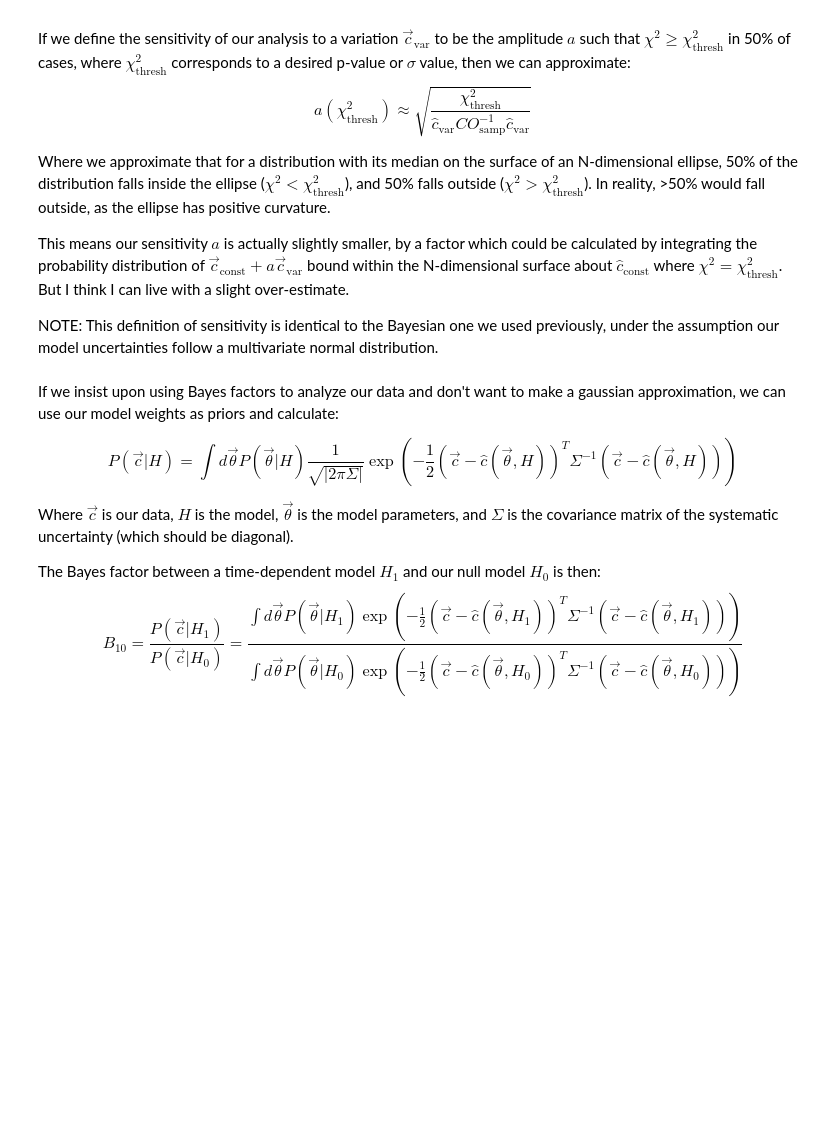
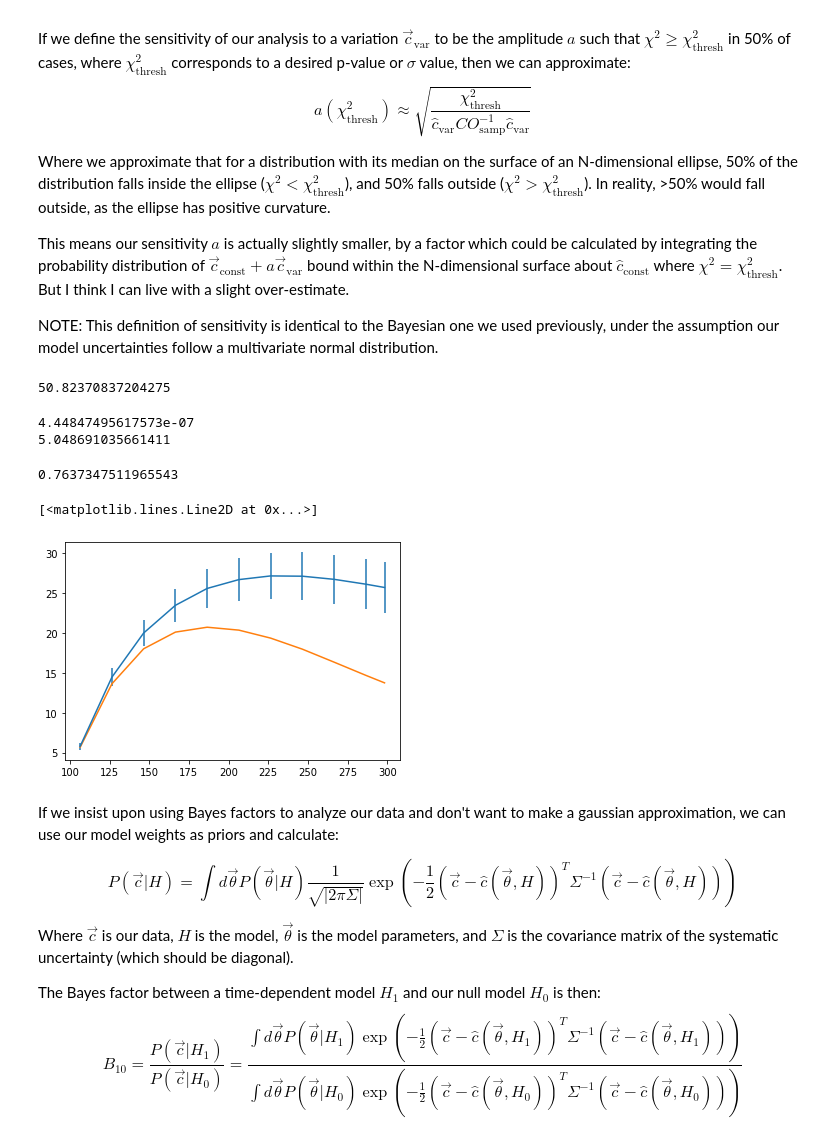
Before and after one commit to 14CO/In-Situ-14C, a Jupyter notebook: Covariance Test.ipynb, the cells around one changed output. Drawn from its saved outputs; the diff is of its cells as text; code cells hidden in the pictures; blank space fills up the shorter version.

```diff
--- a/Covariance Test.ipynb
+++ b/Covariance Test.ipynb
@@ -274,6 +242,38 @@ Where we approximate that for a distribution with its median on the surface of a
 This means our sensitivity $a$ is actually slightly smaller, by a factor which could be calculated by integrating the probability distribution of $\vec{c}_{\text{const}} + a\vec{c}_{\text{var}}$ bound within the N-dimensional surface about $\hat{c}_{\text{const}}$ where $\chi^2 = \chi^2_{\text{thresh}}$.  But I think I can live with a slight over-estimate.
 
 NOTE: This definition of sensitivity is identical to the Bayesian one we used previously, under the assumption our model uncertainties follow a multivariate normal distribution.
+# %%
+t_scale = (Prop.t[Prop.i_start:]-Prop.t[-1])/(Prop.t[-1]-Prop.t[Prop.i_start])
+f_lin = t_scale
+# %%
+C_flow_lin = F.flow_14C(Prop, f_lin)
+# %%
+C_lin = C_flow_lin[-1:] @ Prop.S_mat[Prop.i_start:] / np.reshape(C_norm, (-1,1,1))
+
+C_avg_lin = np.average(C_lin, weights=C_weights, axis=0)
+CO_avg_lin = f_avg @ C_avg_lin
+# %%
+CO_avg_lin.T @ CO_samp_cov_inv @ CO_avg_lin*0.77**2
+# %% [output]
+50.82370837204275
+# %%
+p = 1-stats.chi2.cdf(CO_avg_lin.T @ CO_samp_cov_inv @ CO_avg_lin*0.77**2, len(x))
+print(p)
+sig = stats.norm.isf(p/2.)
+print(sig)
+# %% [output]
+4.44847495617573e-07
+5.048691035661411
+# %%
+np.sqrt(50/(CO_avg_lin.T @ CO_samp_cov_inv @ CO_avg_lin))
+# %% [output]
+0.7637347511965543
+# %%
+plt.errorbar(Prop.z_samp, CO_avg, yerr=np.sqrt(np.diag(CO_samp_cov)))
+plt.plot(Prop.z_samp, CO_avg+0.76*CO_avg_lin)
+# %% [output]
+[<matplotlib.lines.Line2D at 0x...>]
+[figure, added]
 # %% [markdown]
 If we insist upon using Bayes factors to analyze our data and don't want to make a gaussian approximation, we can use our model weights as priors and calculate:
 
```
Also changed, not shown: parts of 47 cells of this notebook, 2 other files.
